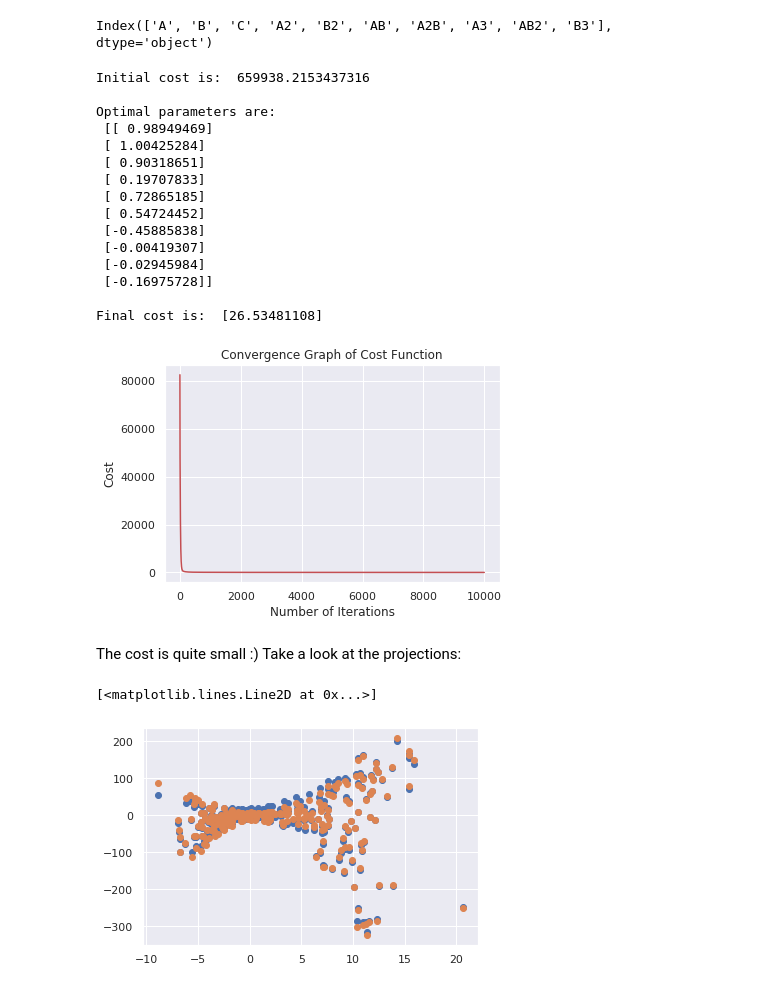
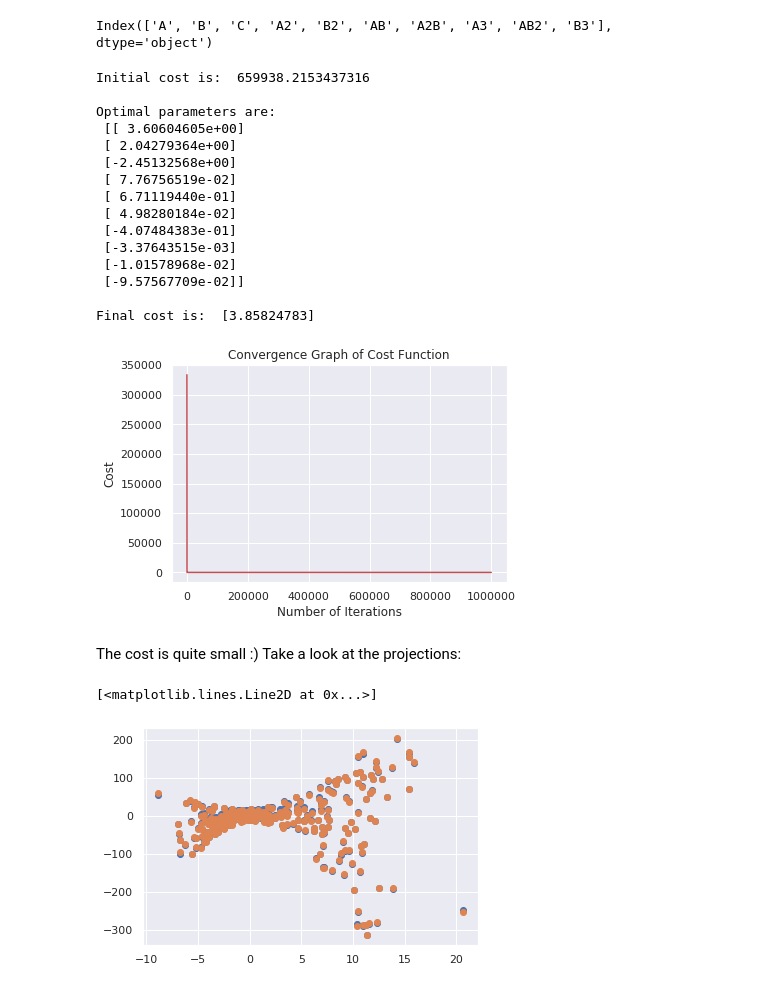
Before and after one commit to matiasrvazquez/DS-projects, a Jupyter notebook: Moloco_test.ipynb, the cells around one changed output. Drawn from its saved outputs; the diff is of its cells as text; code cells hidden in the pictures.

```diff
--- a/Moloco_test.ipynb
+++ b/Moloco_test.ipynb
@@ -440,47 +440,47 @@ def gradient_descent(X, y, params, learning_rate, n_iters):
     J_history = np.zeros((n_iters,1))
 
     for i in range(n_iters):
         params = params - (learning_rate/n_samples) * X.T @ (X @ params - y)
         J_history[i] = compute_cost(X, y, params)
 
     return (J_history, params)
 
-n_iters = 10000
-learning_rate = 0.000001
+n_iters = 10**6
+learning_rate = 0.000002
 
 initial_cost = compute_cost(X, y, params)
 
 print("Initial cost is: ", initial_cost, "\n")
 
 (J_history, optimal_params) = gradient_descent(X, y, params, learning_rate, n_iters)
 
 print("Optimal parameters are: \n", optimal_params, "\n")
 
 print("Final cost is: ", J_history[-1])
 
 plt.plot(range(len(J_history)), J_history, 'r')
 
 plt.title("Convergence Graph of Cost Function")
 plt.xlabel("Number of Iterations")
 plt.ylabel("Cost")
 plt.show()
 # %% [output]
 Initial cost is:  659938.2153437316
 
 Optimal parameters are:
- [[ 0.98949469]
- [ 1.00425284]
- [ 0.90318651]
- [ 0.19707833]
- [ 0.72865185]
- [ 0.54724452]
- [-0.45885838]
- [-0.00419307]
- [-0.02945984]
- [-0.16975728]]
+ [[ 3.60604605e+00]
+ [ 2.04279364e+00]
+ [-2.45132568e+00]
+ [ 7.76756519e-02]
+ [ 6.71119440e-01]
+ [ 4.98280184e-02]
+ [-4.07484383e-01]
+ [-3.37643515e-03]
+ [-1.01578968e-02]
+ [-9.57567709e-02]]
 
-Final cost is:  [26.53481108]
+Final cost is:  [3.85824783]
-[figure, old version]
+[figure, new version]
 # %% [markdown]
 The cost is quite small :)
 Take a look at the projections:
@@ -489,7 +489,7 @@ plt.plot( df_reg['A'], df_reg['C'], 'o')
 plt.plot( df_reg['A'], X @ optimal_params, 'o')
 # %% [output]
 [<matplotlib.lines.Line2D at 0x...>]
-[figure, old version]
+[figure, new version]
 # %%
 plt.plot( df_reg['B'], df_reg['C'], 'o')
 plt.plot( df_reg['B'], X @ optimal_params, 'o')
```
Also changed, not shown: parts of 1 cell of this notebook.
